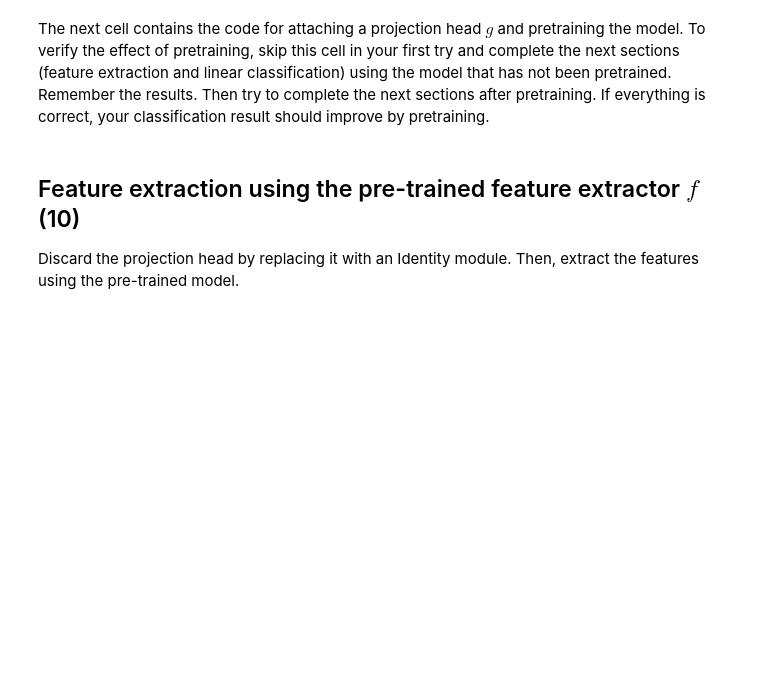
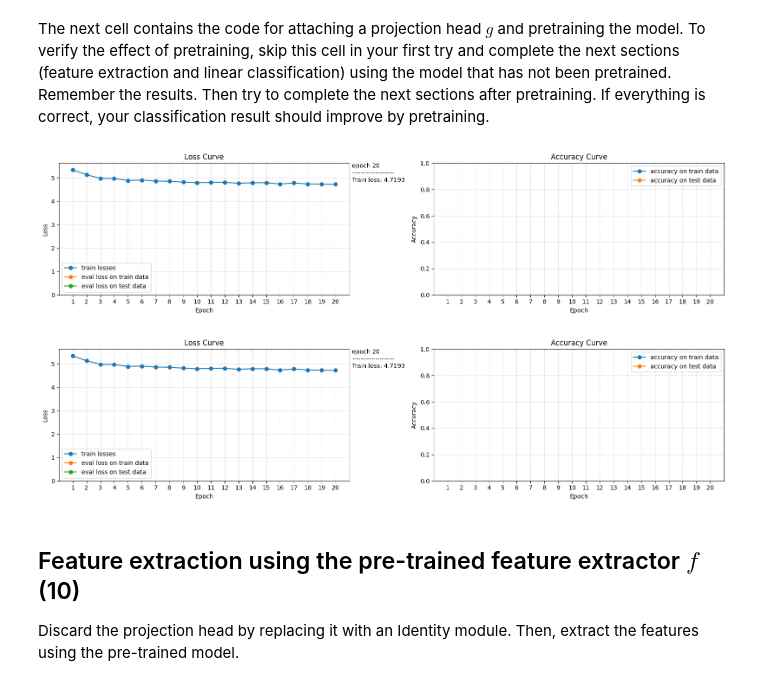
Before and after one commit to ryanwu0521/24-788-Deep-Learning, a Jupyter notebook: HW11/HW11.ipynb, the cells around one changed output. Saved outputs shown, nothing was run; the diff lists cells and outputs as text; code cells hidden in the pictures; blank space fills up the shorter version.

```diff
--- a/HW11/HW11.ipynb
+++ b/HW11/HW11.ipynb
@@ -143,7 +208,10 @@ class Augment:
         Random grayscale with 20% probability
         """
         self.transform = T.Compose([
-            NotImplemented
+            T.RandomResizedCrop(img_size),
+            T.RandomHorizontalFlip(p=0.5),
+            T.RandomApply([color_jitter], p=0.8),
+            T.RandomGrayscale(p=0.2),
         ])
 
 
@@ -183,8 +251,16 @@ def train_epoch(
             loss = loss_fn(y_pred, y)
         else:
             # self-supervised contrastive learning
-            NotImplemented
-            loss = NotImplemented
+            # augment the data
+            x1 = augment(x).to(device)
+            x2 = augment(x).to(device)
+
+            # pass the augmented data through the model
+            z1 = model(x1)
+            z2 = model(x2)
+
+            # compute the loss
+            loss = loss_fn(z1, z2)
 
         loss.backward()
         optimizer.step()
@@ -336,33 +412,39 @@ The next cell contains the code for attaching a projection head $g$ and pretrain
 # %%
 # Now replace the final layer of resnet with a 2-layer MLP using nn.Sequential(). This is the projection head g.
 # The MLP has hidden size 2048 and output size 128. set bias=False, and use ReLU activation.
-NotImplemented
-
+model.fc = nn.Sequential(
+    nn.Linear(512, 2048, bias=False),
+    nn.ReLU(),
+    nn.Linear(2048, 128, bias=False),
+    )
 
 loss_fn = NT_Xent(temp = 0.5) # DO NOT CHANGE!
 augment = Augment()
 
 # SSL training configuration:
 ssl_config = dict(
     optim_name = 'Adam',
     optim_config = dict(lr=1e-3),
     lr_scheduler_name = 'ReduceLROnPlateau',
     lr_scheduler_config = dict(factor=0.1, patience=2),
     n_epochs = 20,
     batch_size = 256, # Bigger batch sizes are better for contrastive learning
     )
 
 # Run the SSL training
 tracker = train(
     model = model,
     train_dataset = train_dataset,
     test_dataset = None,
     loss_fn = loss_fn,
     augment = augment,
     device = Device,
     plot_freq = 1,
     **ssl_config,
     )
+# %% [output]
+[figure, added]
+[figure, added]
 # %% [markdown]
 ## Feature extraction using the pre-trained feature extractor $f$ (10)
 
```
Also changed, not shown: parts of 7 cells of this notebook, 2 other files.
